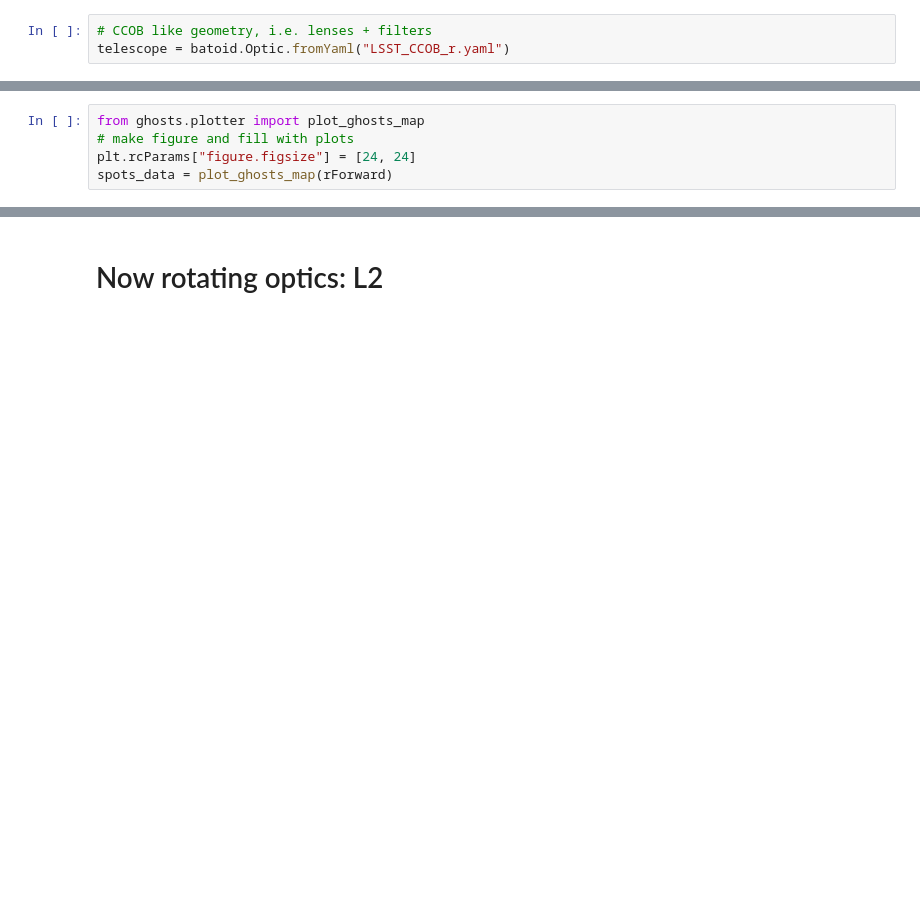
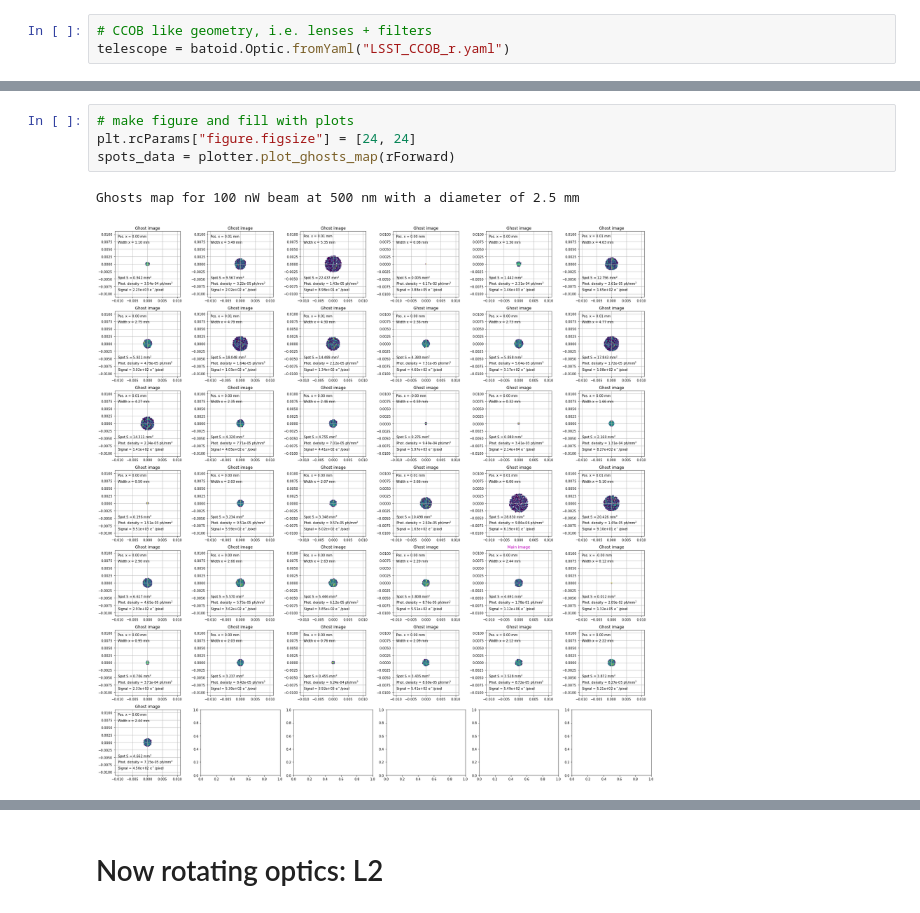
Before and after one commit to lsst-camera-dh/ghosts, a Jupyter notebook: notebooks/LSST_CCOB_ghost_misalignment.ipynb, the cells around one changed output, grey strips where cells are left out. Drawn from its saved outputs; the diff is of its cells as text; blank space fills up the shorter version.

```diff
--- a/notebooks/LSST_CCOB_ghost_misalignment.ipynb
+++ b/notebooks/LSST_CCOB_ghost_misalignment.ipynb
@@ -51,8 +69,10 @@ plot_zoom_on_ghosts(rForward)
 # %%
-from ghosts.plotter import plot_ghosts_map
 # make figure and fill with plots
 plt.rcParams["figure.figsize"] = [24, 24]
-spots_data = plot_ghosts_map(rForward)
+spots_data = plotter.plot_ghosts_map(rForward)
+# %% [output]
+Ghosts map for 100 nW beam at 500 nm with a diameter of 2.5 mm
+[figure, added]
 # %%
 from ghosts.analysis import make_data_frame
 data_frame_1 = make_data_frame(rForward, spots_data)
```
Also changed, not shown: parts of 52 cells of this notebook.
